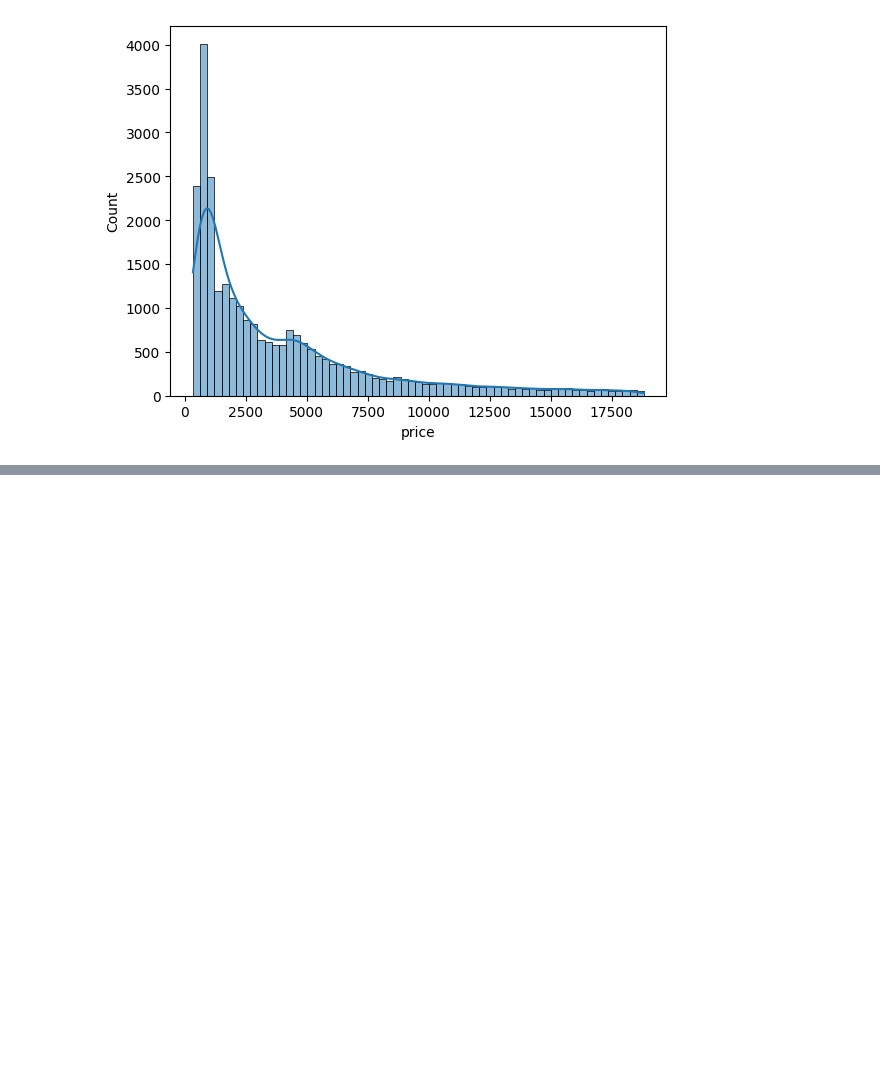
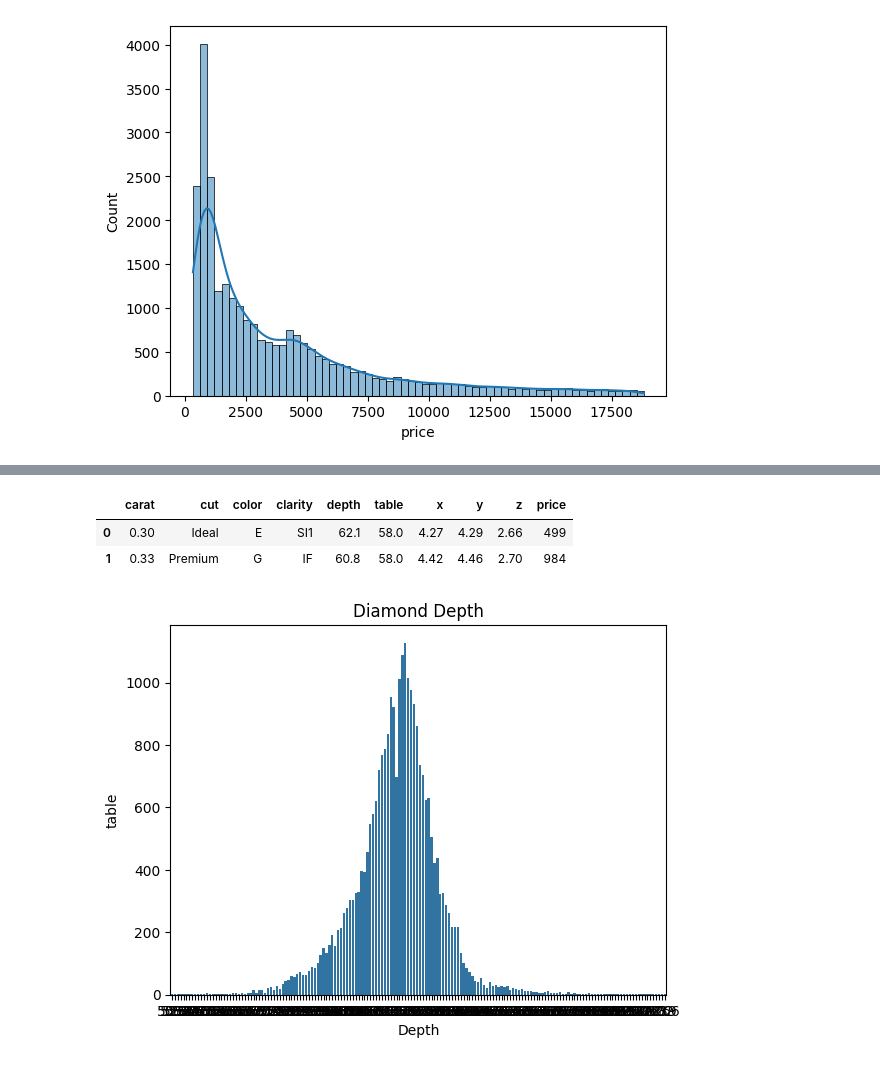
Before and after one commit to DenzAviator/fsdmendtoend, a Jupyter notebook: notebooks/research.ipynb, the cells around one changed output, grey strips where cells are left out. Saved outputs shown, nothing was run; the diff lists cells and outputs as text; code cells hidden in the pictures; blank space fills up the shorter version.

```diff
--- a/notebooks/research.ipynb
+++ b/notebooks/research.ipynb
@@ -224,0 +251,14 @@ for col in numerical_columns:
+# %%
+data.head(2)
+# %% [output]
+|  | carat | cut | color | clarity | depth | table | x | y | z | price |
+| 0 | 0.30 | Ideal | E | SI1 | 62.1 | 58.0 | 4.27 | 4.29 | 2.66 | 499 |
+| 1 | 0.33 | Premium | G | IF | 60.8 | 58.0 | 4.42 | 4.46 | 2.70 | 984 |
+# %%
+sns.countplot(x="depth",data=data)
+plt.title("Diamond Depth")
+plt.xlabel("Depth")
+plt.ylabel("table")
+plt.show()
+# %% [output]
+[figure, added]
```
Also changed, not shown: parts of 8 cells of this notebook.
